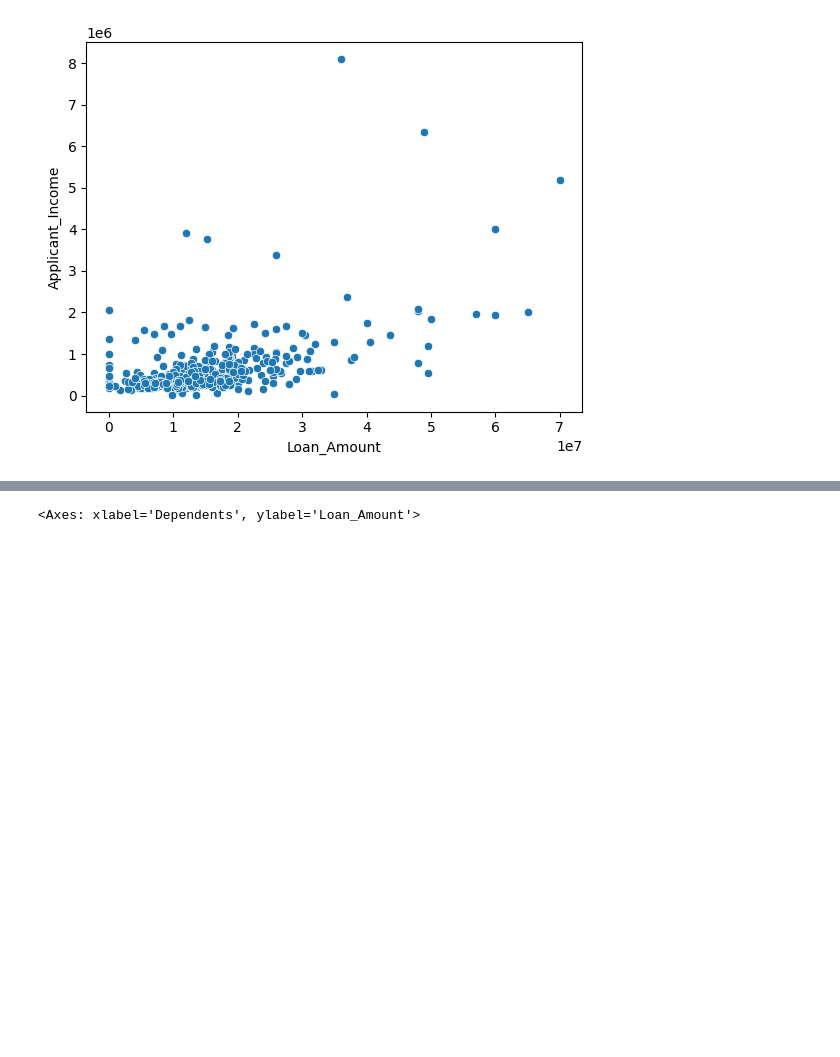
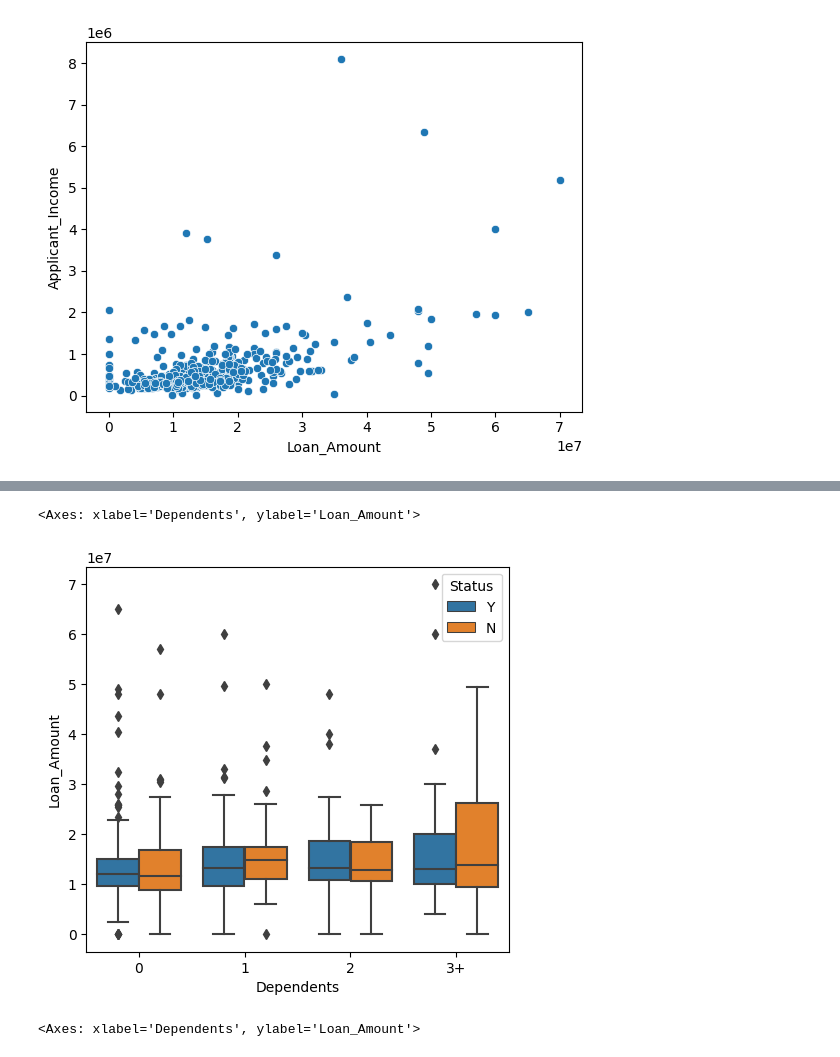
Before and after one commit to Chesta1/Bank_loan_classification, a Jupyter notebook: Bank_loan_classification.ipynb, the cells around one changed output, grey strips where cells are left out. Cells and saved outputs as stored; diff of their text form; code cells hidden in the pictures; blank space fills up the shorter version.

```diff
--- a/Bank_loan_classification.ipynb
+++ b/Bank_loan_classification.ipynb
@@ -202,3 +207,11 @@ sns.boxplot(data=loan_data,x='Gender',y='Applicant_Income',hue='Status')
+# %%
+plt.figure(figsize=(12,5))
+plt.subplot(121)
+sns.boxplot(data=loan_data,x='Dependents',y='Loan_Amount',hue='Status')
+pd.crosstab()
+# %% [output]
+<Axes: xlabel='Dependents', ylabel='Loan_Amount'>
+[figure, added]
 # %%
 plt.figure(figsize=(12,5))
 plt.subplot(121)
```
Also changed, not shown: parts of 77 cells of this notebook.
